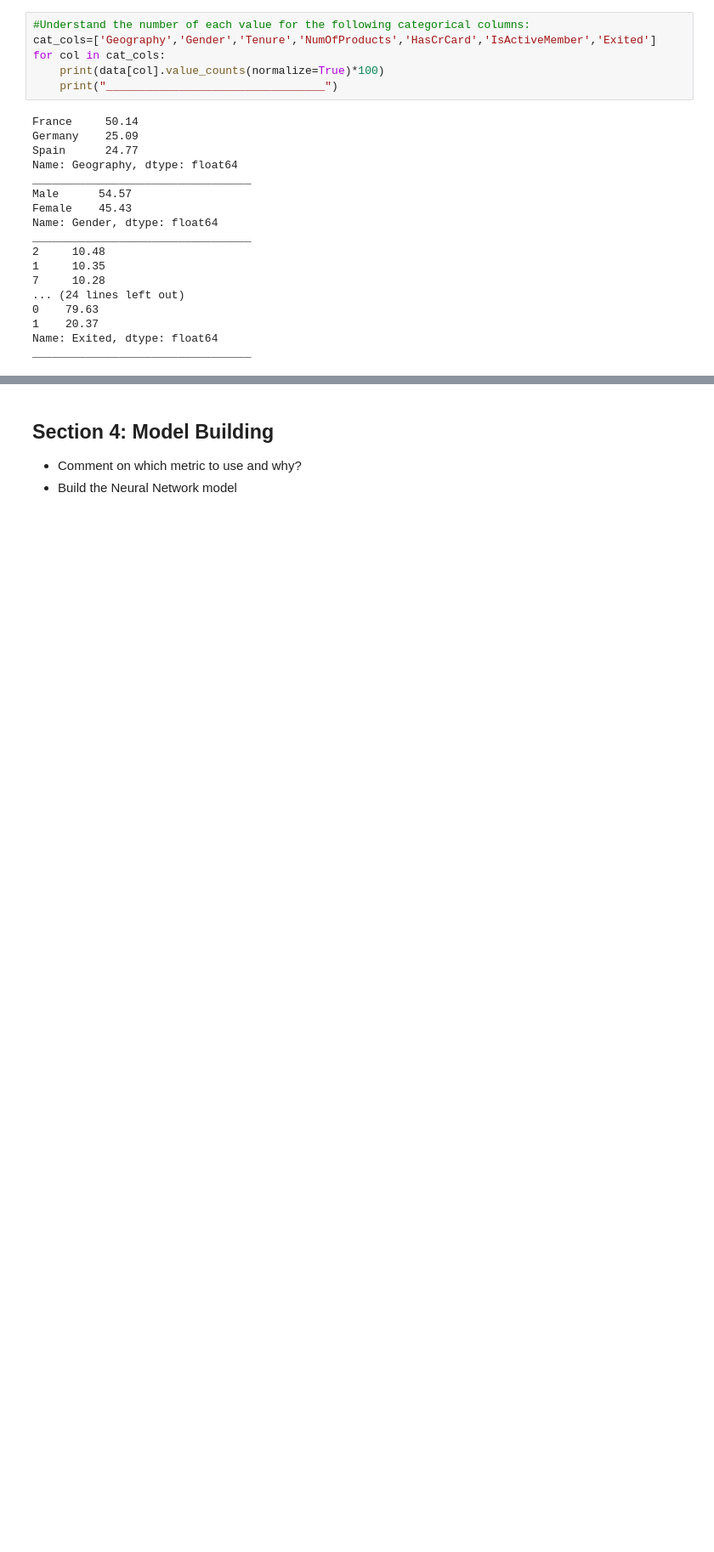
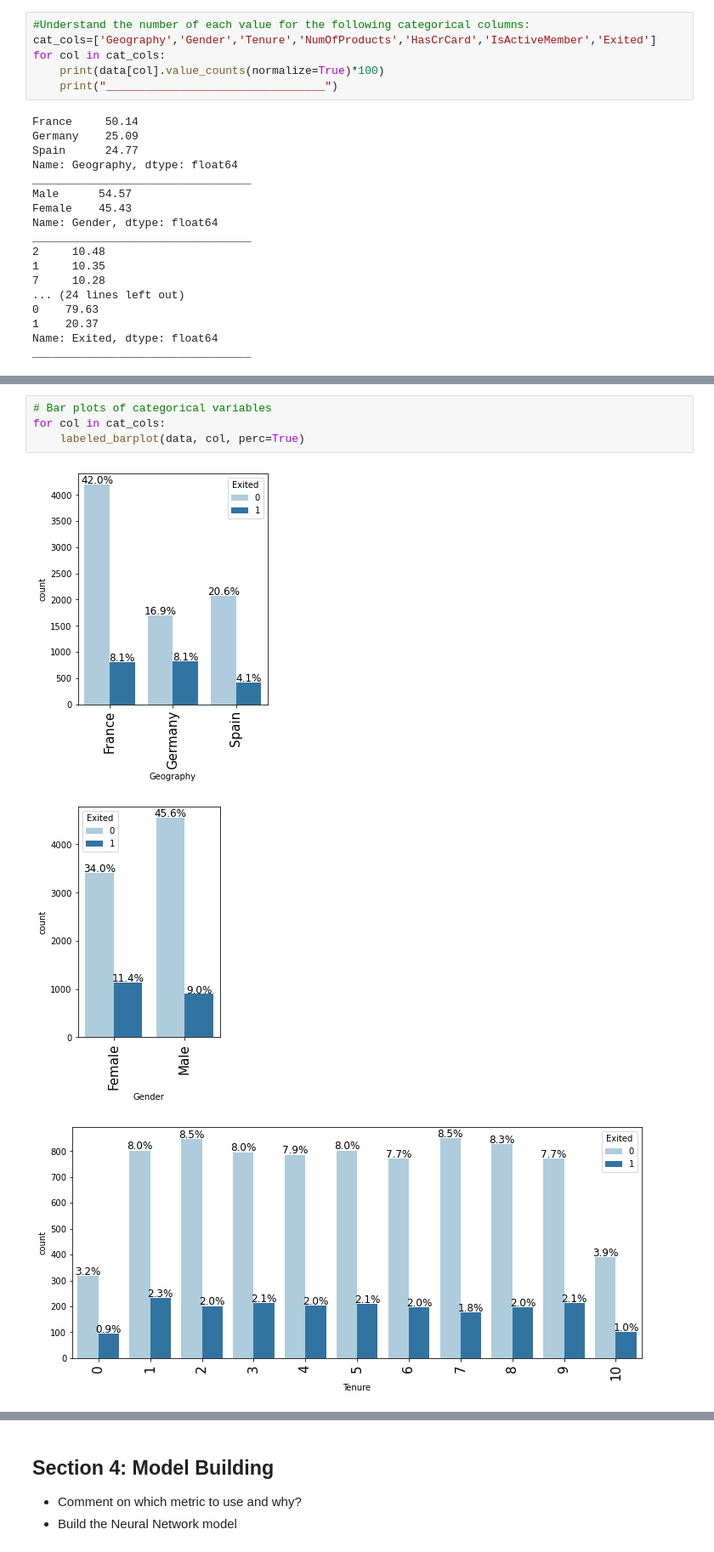
Before and after one commit to kwajpaige/UTAGL_NeuralNetworks, a Jupyter notebook: BankChurnPredictionProject/PaigeSingleton_NeuralNetworks_BankChurnPrediction.ipynb, the cells around one changed output, grey strips where cells are left out. Shown at 85% size. Saved outputs shown, nothing was run; the diff lists cells and outputs as text; blank space fills up the shorter version.

```diff
--- a/BankChurnPredictionProject/PaigeSingleton_NeuralNetworks_BankChurnPrediction.ipynb
+++ b/BankChurnPredictionProject/PaigeSingleton_NeuralNetworks_BankChurnPrediction.ipynb
@@ -245,0 +378,8 @@ _________________________________
+# %%
+# Bar plots of categorical variables
+for col in cat_cols:
+    labeled_barplot(data, col, perc=True)
+# %% [output]
+[figure, added]
+[figure, added]
+[figure, added]
```
Also changed, not shown: parts of 21 cells of this notebook.
